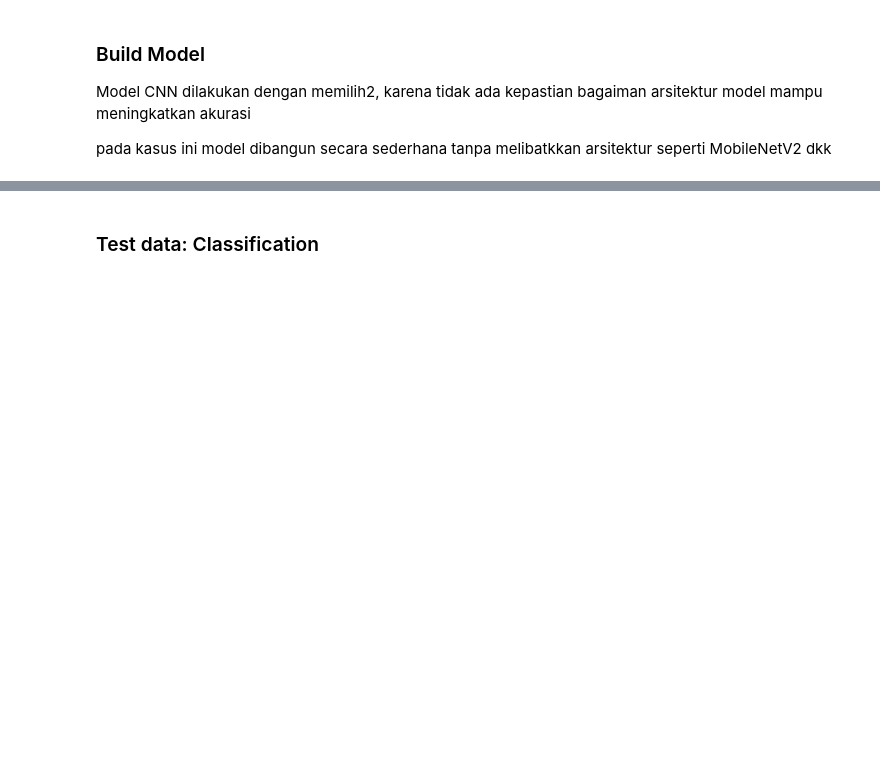
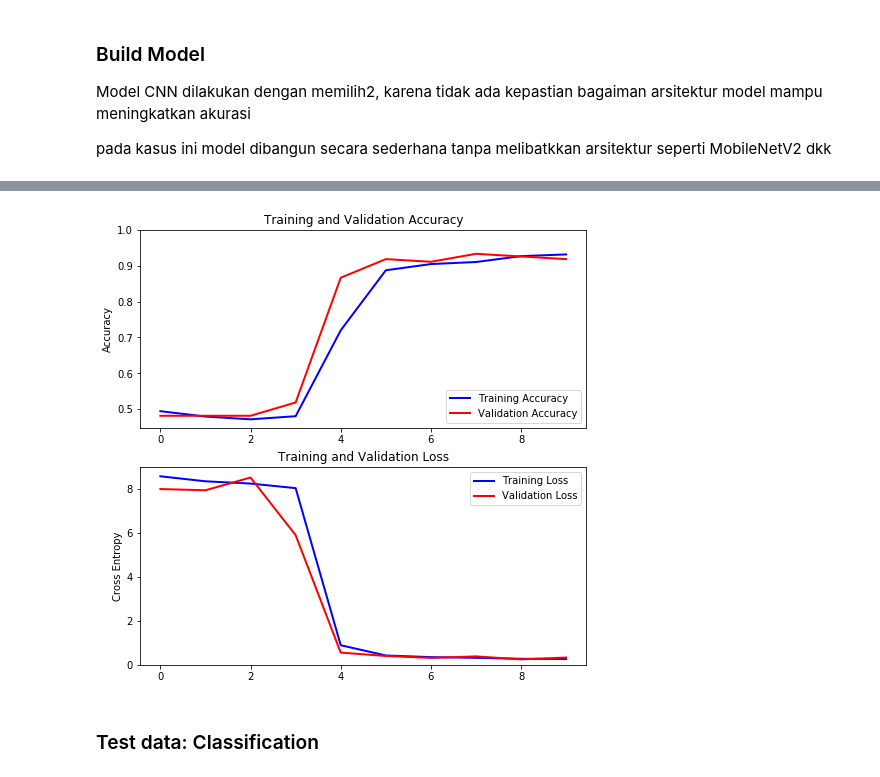
Before and after one commit to linggaajiandika/tensorflow_image_processing, a Jupyter notebook: Workshop_Tensorflow_World_Extended_Semarang.ipynb, the cells around one changed output, grey strips where cells are left out. Drawn from its saved outputs; the diff is of its cells as text; code cells hidden in the pictures; blank space fills up the shorter version.

```diff
--- a/Workshop_Tensorflow_World_Extended_Semarang.ipynb
+++ b/Workshop_Tensorflow_World_Extended_Semarang.ipynb
@@ -263,13 +279,13 @@ batch_size = 32
 
 # ubah semua kode gambar dari 0-255 menjadi 0-1 (berfungsi untuk standarisasi dari data)
 train_datagen = keras.preprocessing.image.ImageDataGenerator(
-                rescale=1./255,
-                featurewise_center=True,
-                featurewise_std_normalization=True,
-                rotation_range=20,
-                width_shift_range=0.2,
-                height_shift_range=0.2,
-                horizontal_flip=True)
+                rescale=1./255)
+                # featurewise_center=True,
+                # featurewise_std_normalization=True,
+                # rotation_range=20,
+                # width_shift_range=0.2,
+                # height_shift_range=0.2,
+                # horizontal_flip=True)
 
 validation_datagen = keras.preprocessing.image.ImageDataGenerator(rescale=1./255)
 
@@ -362,26 +401,28 @@ history = model.fit_generator(train_generator,
 # %%
-acc = history.history['binary_accuracy']
-val_acc =history.history['val_binary_accuracy']
+acc = history.history['BinaryAccuracy']
+val_acc =history.history['val_BinaryAccuracy']
 loss = history.history['loss']
 val_loss = history.history['val_loss']
 
 plt.figure(figsize=(8, 8))
 plt.subplot(2, 1, 1)
 plt.plot(acc, label='Training Accuracy',color='b', linewidth= 2)
 plt.plot(val_acc, label='Validation Accuracy',color='r', linewidth= 2)
 plt.legend(loc='lower right')
 plt.ylabel('Accuracy')
 plt.ylim([min(plt.ylim()),1])
 plt.title('Training and Validation Accuracy')
 
 plt.subplot(2, 1, 2)
 plt.plot(loss, label='Training Loss',color='b', linewidth= 2)
 plt.plot(val_loss, label='Validation Loss',color='r', linewidth= 2)
 plt.legend(loc='upper right')
 plt.ylabel('Cross Entropy')
 plt.ylim([0,max(plt.ylim())])
 plt.title('Training and Validation Loss')
 plt.show()
+# %% [output]
+[figure, added]
 # %% [markdown]
 ### Test data: Classification
 # %%
```
Also changed, not shown: parts of 12 cells of this notebook.
